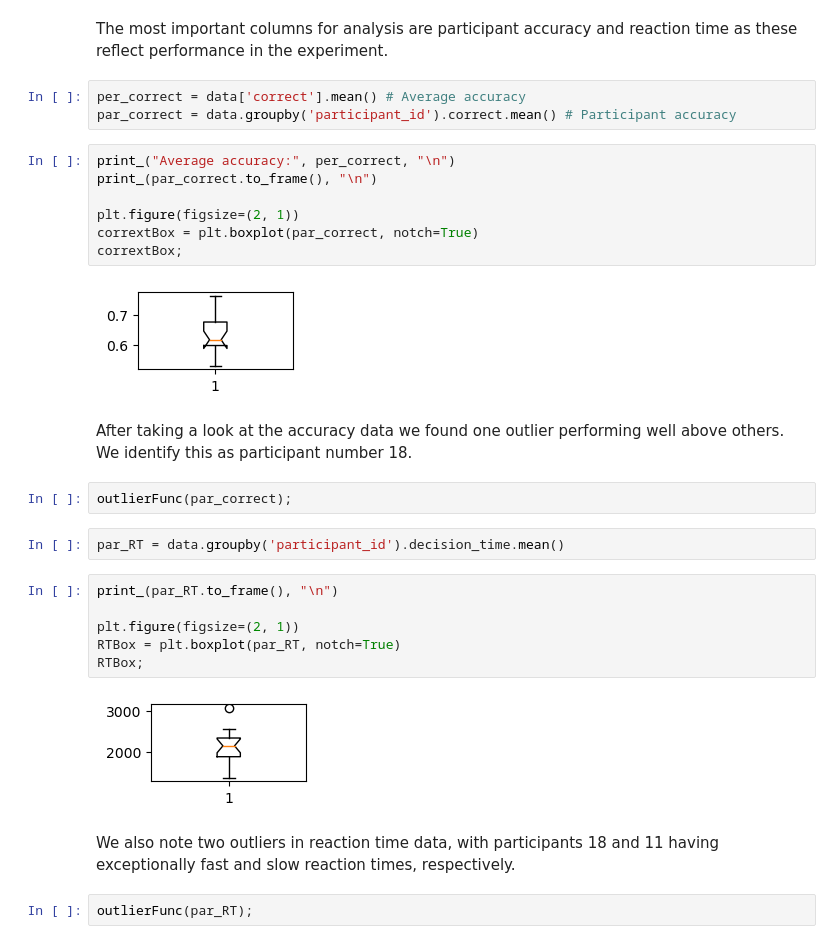
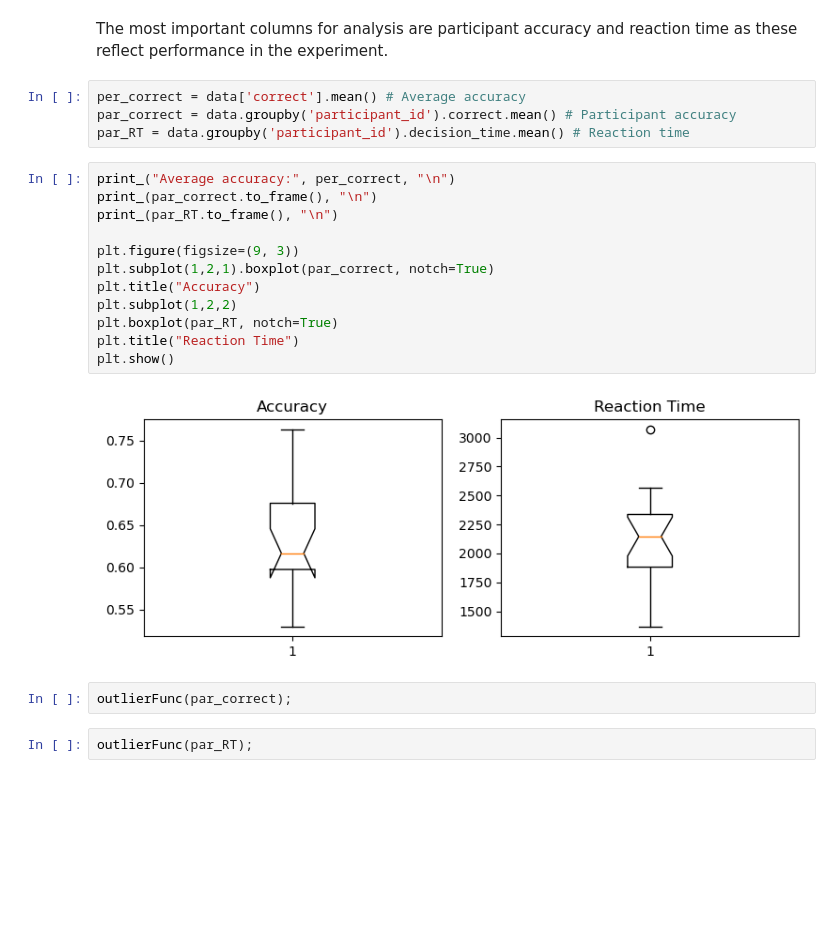
Before and after one commit to pulkitgoyal56/CCCP, a Jupyter notebook: CCCP.ipynb, the cells around one changed output. Cells and saved outputs as stored; diff of their text form; blank space fills up the shorter version.

Commit message:
Update CCCP.ipynb
Update to boxplot plotting

```diff
--- a/CCCP.ipynb
+++ b/CCCP.ipynb
@@ -63,30 +63,22 @@ The most important columns for analysis are participant accuracy and reaction ti
 # %%
 per_correct = data['correct'].mean() # Average accuracy
 par_correct = data.groupby('participant_id').correct.mean() # Participant accuracy
+par_RT = data.groupby('participant_id').decision_time.mean() # Reaction time
 # %%
 print_("Average accuracy:", per_correct, "\n")
 print_(par_correct.to_frame(), "\n")
+print_(par_RT.to_frame(), "\n")
 
-plt.figure(figsize=(2, 1))
-corrextBox = plt.boxplot(par_correct, notch=True)
-corrextBox;
+plt.figure(figsize=(9, 3))
+plt.subplot(1,2,1).boxplot(par_correct, notch=True)
+plt.title("Accuracy")
+plt.subplot(1,2,2)
+plt.boxplot(par_RT, notch=True)
+plt.title("Reaction Time")
+plt.show()
 # %% [output]
-[figure, old version]
+[figure, new version]
-# %% [markdown]
-After taking a look at the accuracy data we found one outlier performing well above others. We identify this as participant number 18.
 # %%
 outlierFunc(par_correct);
-# %%
-par_RT = data.groupby('participant_id').decision_time.mean()
-# %%
-print_(par_RT.to_frame(), "\n")
-
-plt.figure(figsize=(2, 1))
-RTBox = plt.boxplot(par_RT, notch=True)
-RTBox;
-# %% [output]
-[figure, removed]
-# %% [markdown]
-We also note two outliers in reaction time data, with participants 18 and 11 having exceptionally fast and slow reaction times, respectively.
 # %%
 outlierFunc(par_RT);
```
Also changed, not shown: parts of 3 cells of this notebook.
